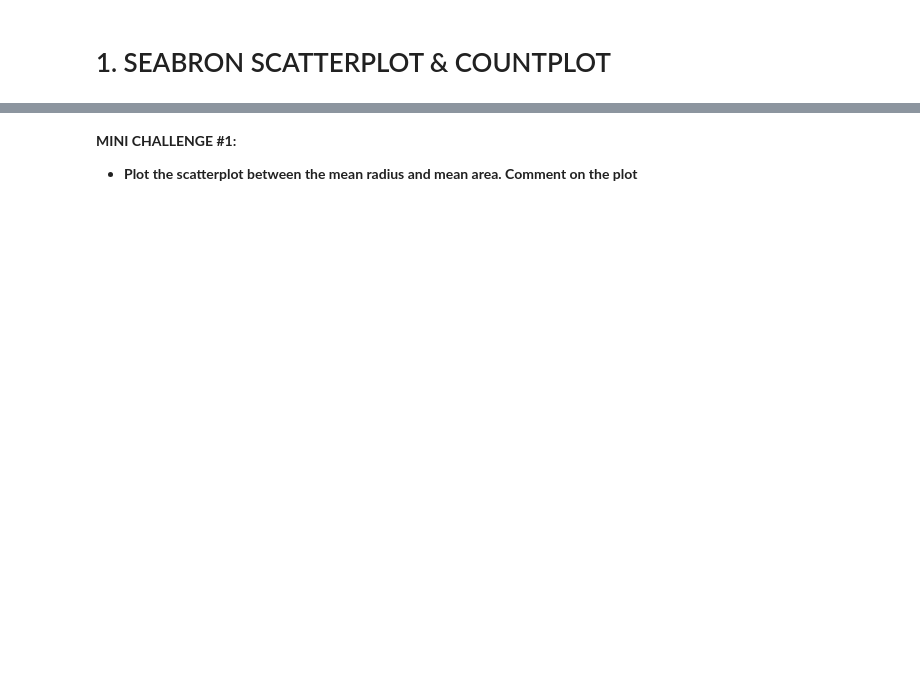
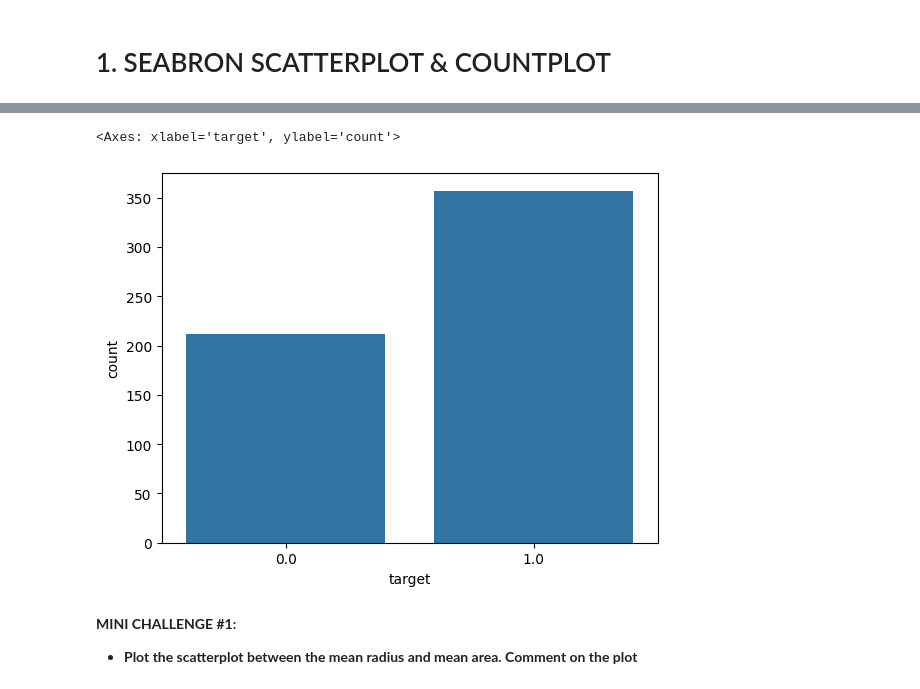
Before and after one commit to djimme/Python_selftraining, a Jupyter notebook: [U]Python&MachineLearningforFinancialAnalysis/S12.DataVisualizationwithSeaborn/10_Python_101_Data_Visualization_with_Seaborn_Skeleton.ipynb, the cells around one changed output, grey strips where cells are left out. Drawn from its saved outputs; the diff is of its cells as text; code cells hidden in the pictures; blank space fills up the shorter version.

```diff
--- a/[U]Python&MachineLearningforFinancialAnalysis/S12.DataVisualizationwithSeaborn/10_Python_101_Data_Visualization_with_Seaborn_Skeleton.ipynb
+++ b/[U]Python&MachineLearningforFinancialAnalysis/S12.DataVisualizationwithSeaborn/10_Python_101_Data_Visualization_with_Seaborn_Skeleton.ipynb
@@ -20,5 +103,9 @@
 # %%
 # Let's print out countplot to know how many samples belong to class #0 and #1
+sns.countplot(x='target',  data=df_cancer)
+# %% [output]
+<Axes: xlabel='target', ylabel='count'>
+[figure, added]
 # %% [markdown]
 **MINI CHALLENGE #1:**
 - **Plot the scatterplot between the mean radius and mean area. Comment on the plot**
```
Also changed, not shown: parts of 11 cells of this notebook.
